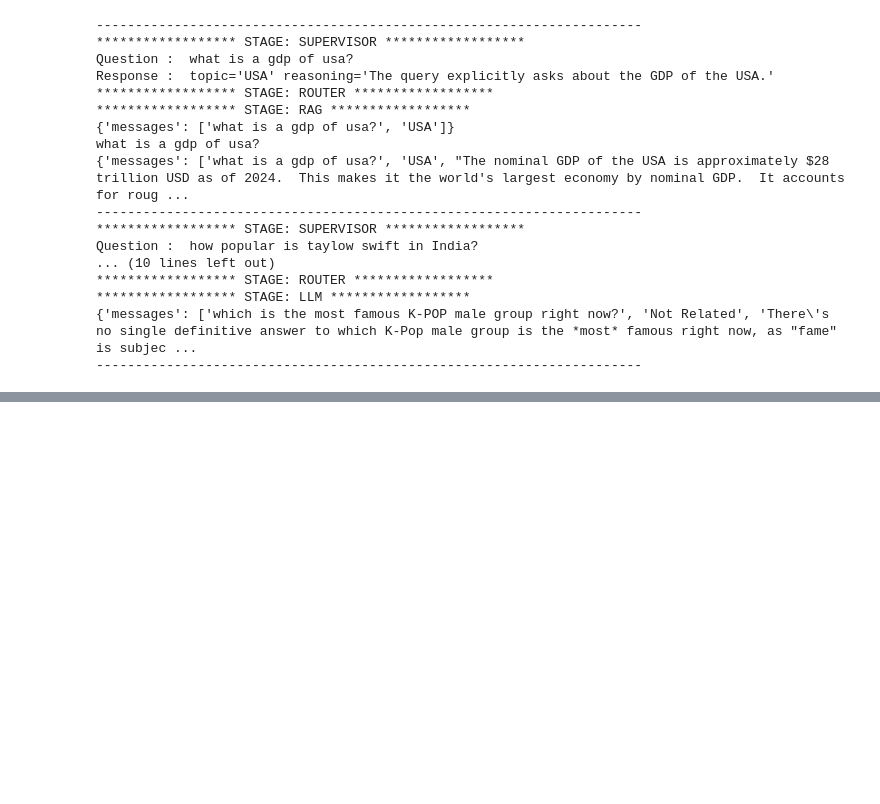
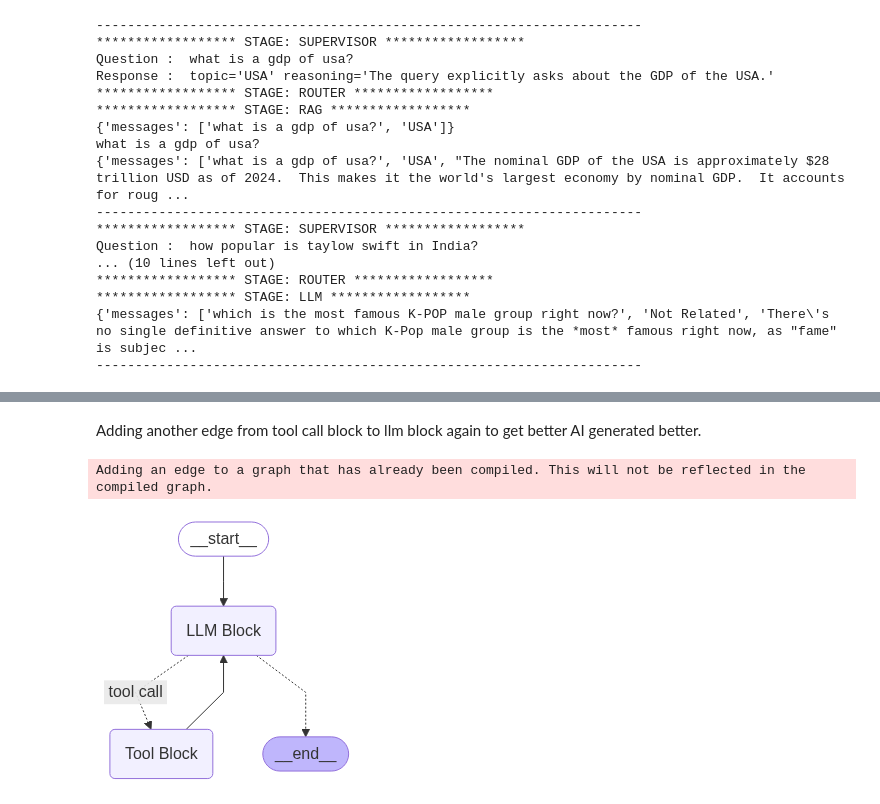
Before and after one commit to NamrataThakur/Agentic_AI_Tutorials, a Jupyter notebook: Langgraph_Tutorials/langgraph.ipynb, the cells around one changed output, grey strips where cells are left out. Saved outputs shown, nothing was run; the diff lists cells and outputs as text; code cells hidden in the pictures; blank space fills up the shorter version.

```diff
--- a/Langgraph_Tutorials/langgraph.ipynb
+++ b/Langgraph_Tutorials/langgraph.ipynb
@@ -466,0 +623,11 @@ Question :  how popular is taylow swift in India?
+# %% [markdown]
+Adding another edge from tool call block to llm block again to get better AI generated better.
+# %%
+workflow.add_edge("Tool Block","LLM Block")
+graph = workflow.compile()
+# %% [output]
+Adding an edge to a graph that has already been compiled. This will not be reflected in the compiled graph.
+# %%
+display(Image(graph.get_graph().draw_mermaid_png()))
+# %% [output]
+[figure, added]
```
Also changed, not shown: parts of 26 cells of this notebook.
